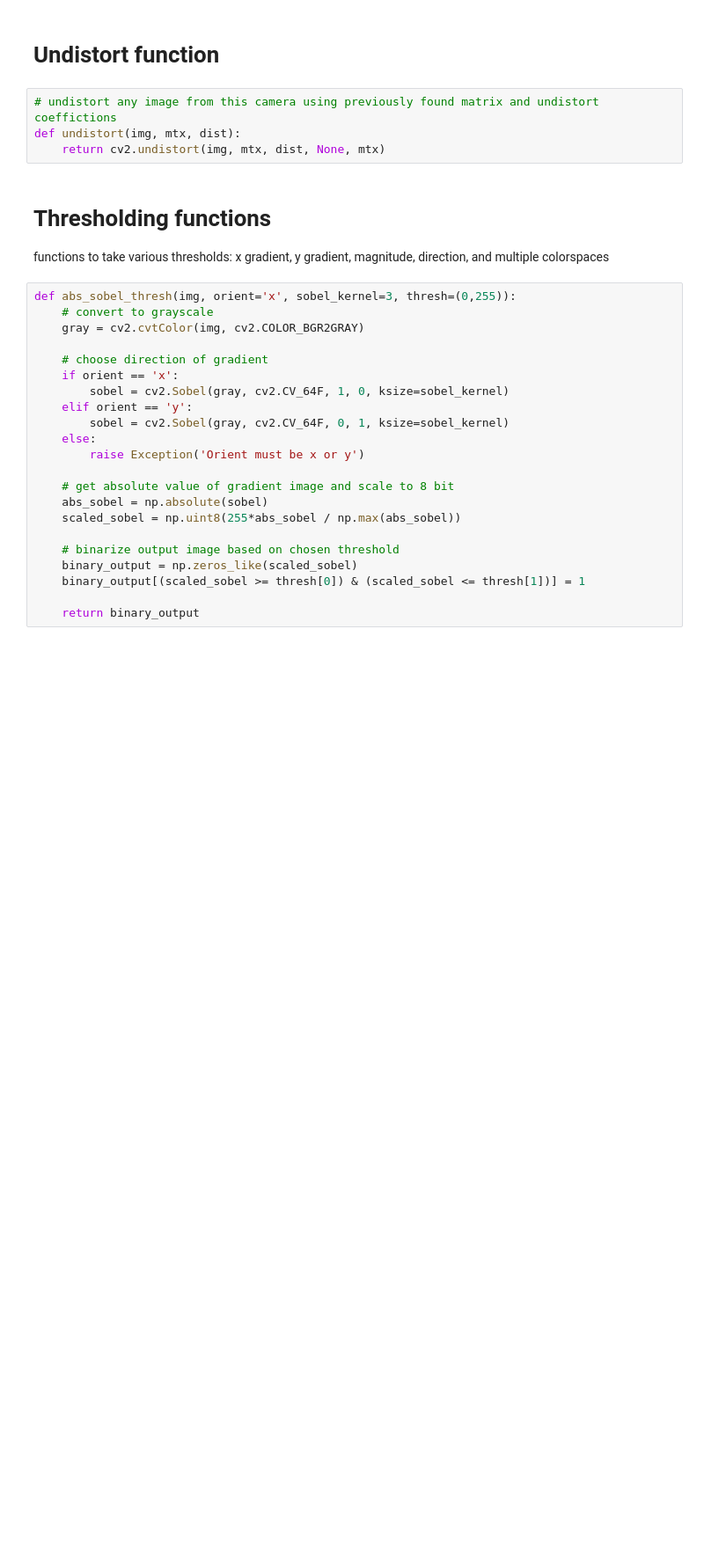
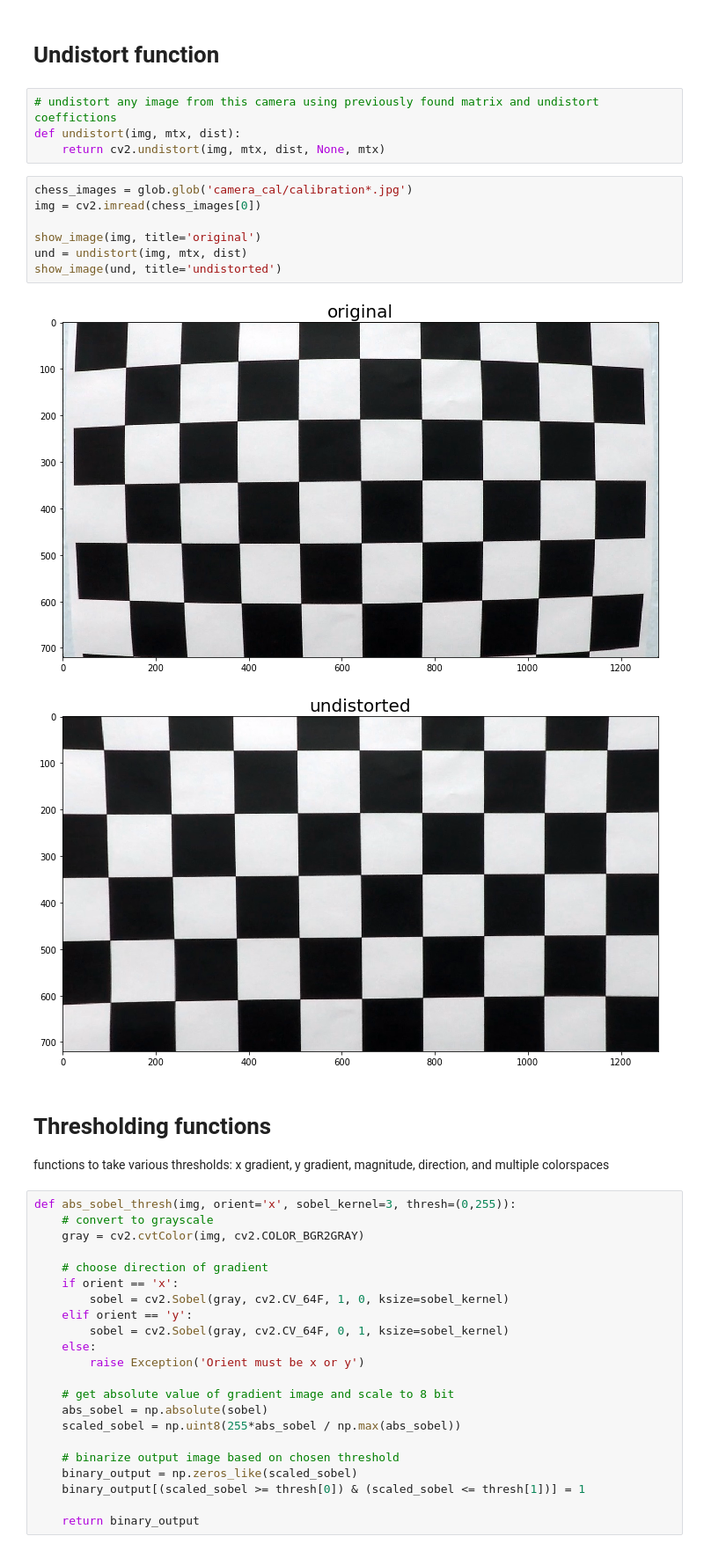
Before and after one commit to steve3424/CarND-Advanced-Lane-Lines, a Jupyter notebook: PROJECT SUBMISSION FILES/Project Notebook.ipynb, the cells around one changed output. Shown at 88% size. Cells and saved outputs as stored; diff of their text form; blank space fills up the shorter version.

```diff
--- a/PROJECT SUBMISSION FILES/Project Notebook.ipynb
+++ b/PROJECT SUBMISSION FILES/Project Notebook.ipynb
@@ -81,6 +81,16 @@ ret, mtx, dist, rvecs, tvecs = cv2.calibrateCamera(obj_points, image_points, (12
 # undistort any image from this camera using previously found matrix and undistort coeffictions
 def undistort(img, mtx, dist):
     return cv2.undistort(img, mtx, dist, None, mtx)
+# %%
+chess_images = glob.glob('camera_cal/calibration*.jpg')
+img = cv2.imread(chess_images[0])
+
+show_image(img, title='original')
+und = undistort(img, mtx, dist)
+show_image(und, title='undistorted')
+# %% [output]
+[figure, added]
+[figure, added]
 # %% [markdown]
 # Thresholding functions
 
```
Also changed, not shown: parts of 17 cells of this notebook, 1 other file.
